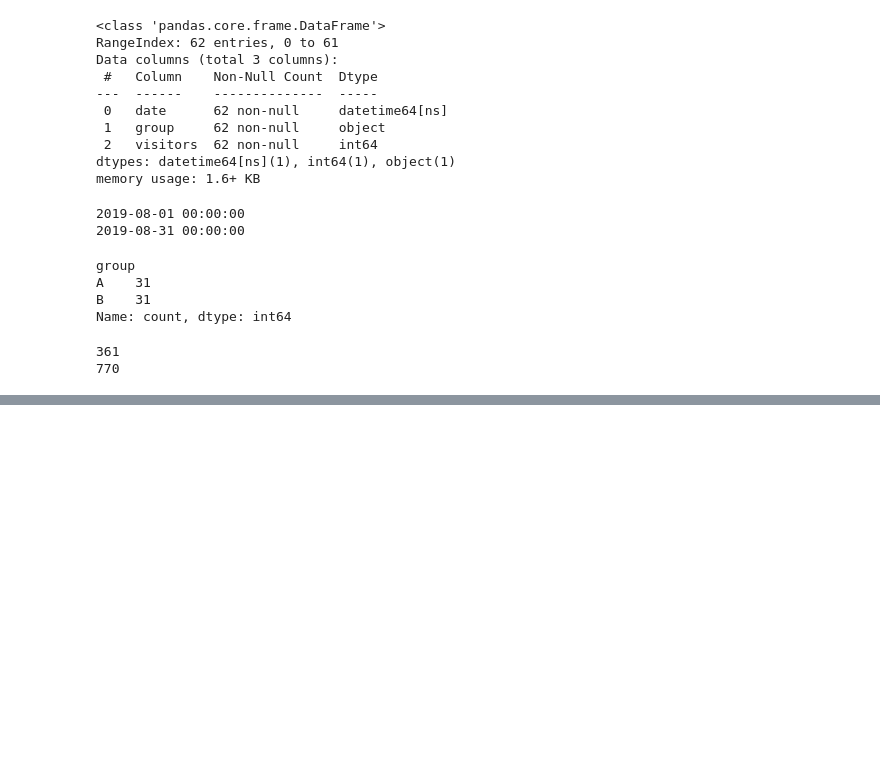
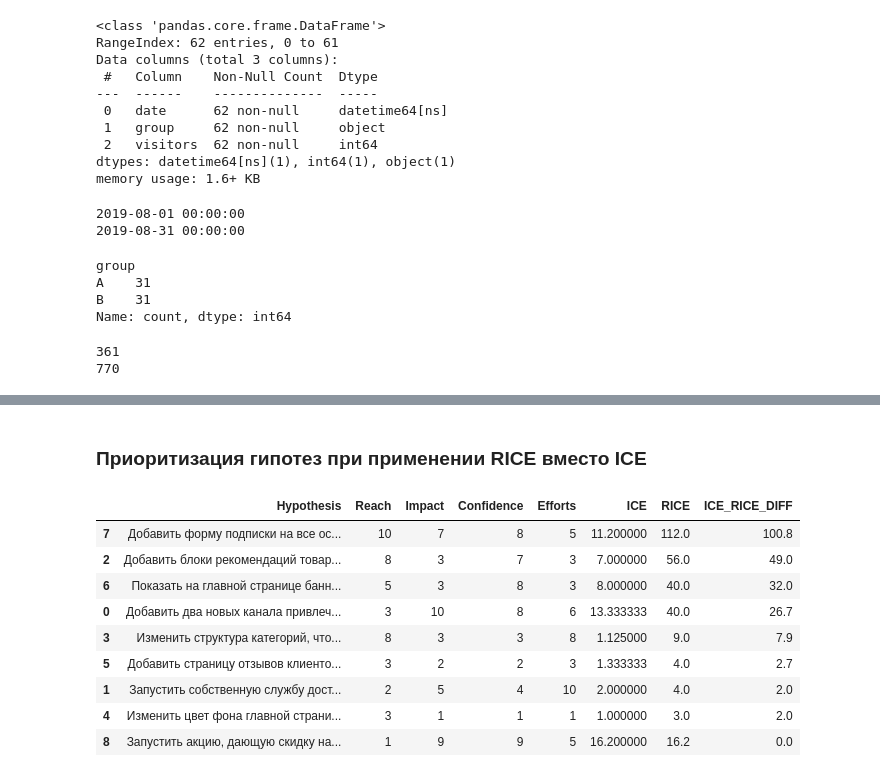
Before and after one commit to COwDizzy/Yandex_Practicum, a Jupyter notebook: AB tests YaPract Rozhkov (2).ipynb, the cells around one changed output, grey strips where cells are left out. Cells and saved outputs as stored; diff of their text form; code cells hidden in the pictures; blank space fills up the shorter version.

```diff
--- a/AB tests YaPract Rozhkov (2).ipynb
+++ b/AB tests YaPract Rozhkov (2).ipynb
@@ -46,9 +46,12 @@ pd.options.display.max_colwidth = 200
 #скачаем датасеты с: гипотезами, заказами и посещениями
 
 try:
-    hypothesis  = pd.read_csv('C:/Users/rb182797/hypothesis.csv')
-    orders = pd.read_csv('C:/Users/rb182797/orders.csv')
-    visitors = pd.read_csv('C:/Users/rb182797/visitors.csv')
+    hypothesis  = pd.read_csv('C:/Users/ferna/Documents/Yandex_Practicum/Project_AB/hypothesis.csv')
+    orders = pd.read_csv('C:/Users/ferna/Documents/Yandex_Practicum/Project_AB/orders.csv')
+    visitors = pd.read_csv('C:/Users/ferna/Documents/Yandex_Practicum/Project_AB/visitors.csv')
+    #hypothesis  = pd.read_csv('C:/Users/rb182797/hypothesis.csv')
+    #orders = pd.read_csv('C:/Users/rb182797/orders.csv')
+    #visitors = pd.read_csv('C:/Users/rb182797/visitors.csv')
     #hypothesis  = pd.read_csv('/datasets/hypothesis.csv')
     #orders = pd.read_csv('/datasets/orders.csv')
     #visitors = pd.read_csv('/datasets/visitors.csv')
@@ -264,0 +289,3 @@ print(visitors['visitors'].max())
+# %%
+hypothesis['ICE'] = ((hypothesis['Impact']*hypothesis['Confidence'])/hypothesis['Efforts'])
+hypothesis[['Hypothesis', 'ICE']].sort_values(by='ICE', ascending=False).round(1)
@@ -264,0 +323,3 @@ print(visitors['visitors'].max())
+# %%
+hypothesis['RICE'] = (hypothesis['Reach'] * hypothesis['Impact'] * hypothesis['Confidence']) / hypothesis['Efforts']
+hypothesis[['Hypothesis', 'RICE']].sort_values(by='RICE', ascending=False).round(1)
@@ -265,3 +346,19 @@ print(visitors['visitors'].max())
+# %% [markdown]
+### Приоритизация гипотез при применении **RICE** вместо **ICE**
+# %%
+hypothesis['ICE_RICE_DIFF'] = (hypothesis['RICE'] - hypothesis['ICE']).round(1)
+display(hypothesis.sort_values(by='ICE_RICE_DIFF', ascending=False))
+# %% [output]
+|  | Hypothesis | Reach | Impact | Confidence | Efforts | ICE | RICE | ICE_RICE_DIFF |
+| 7 | Добавить форму подписки на все ос... | 10 | 7 | 8 | 5 | 11.200000 | 112.0 | 100.8 |
+| 2 | Добавить блоки рекомендаций товар... | 8 | 3 | 7 | 3 | 7.000000 | 56.0 | 49.0 |
+| 6 | Показать на главной странице банн... | 5 | 3 | 8 | 3 | 8.000000 | 40.0 | 32.0 |
+| 0 | Добавить два новых канала привлеч... | 3 | 10 | 8 | 6 | 13.333333 | 40.0 | 26.7 |
+| 3 | Изменить структура категорий, что... | 8 | 3 | 3 | 8 | 1.125000 | 9.0 | 7.9 |
+| 5 | Добавить страницу отзывов клиенто... | 3 | 2 | 2 | 3 | 1.333333 | 4.0 | 2.7 |
+| 1 | Запустить собственную службу дост... | 2 | 5 | 4 | 10 | 2.000000 | 4.0 | 2.0 |
+| 4 | Изменить цвет фона главной страни... | 3 | 1 | 1 | 1 | 1.000000 | 3.0 | 2.0 |
+| 8 | Запустить акцию, дающую скидку на... | 1 | 9 | 9 | 5 | 16.200000 | 16.2 | 0.0 |
 # %% [markdown]
 ## Часть 2. Анализ A/B-теста
 
```
Also changed, not shown: parts of 13 cells of this notebook.
